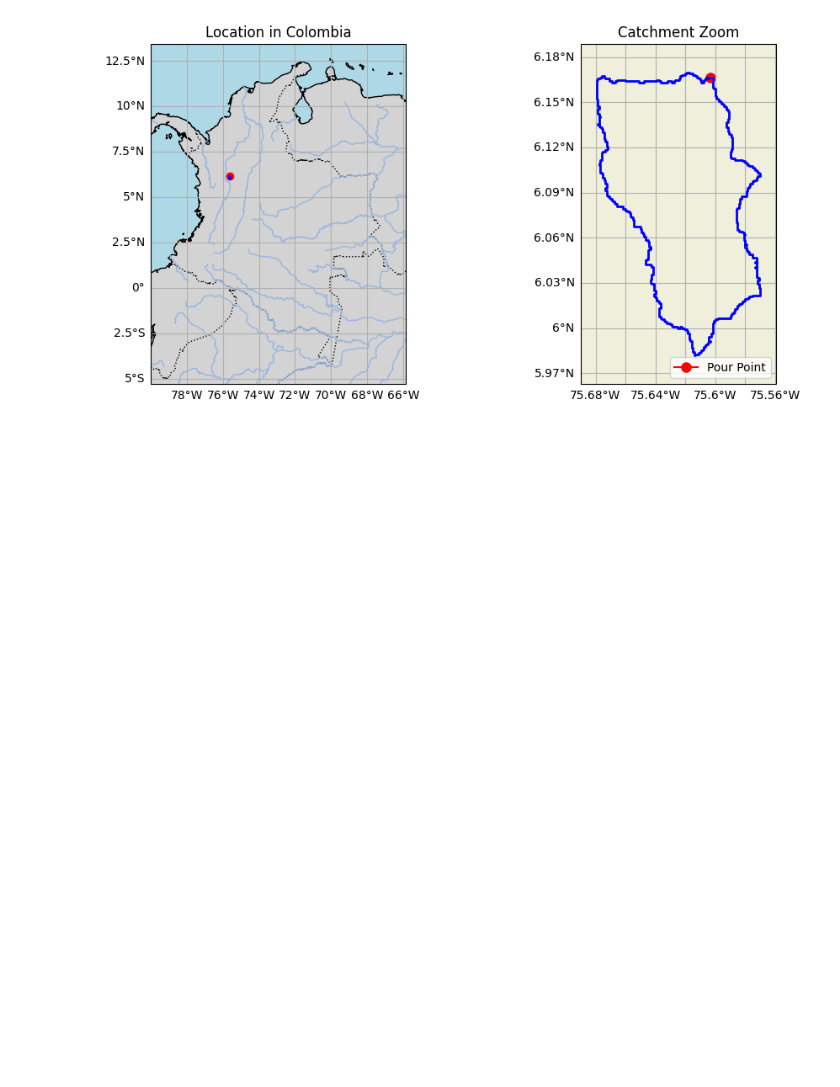
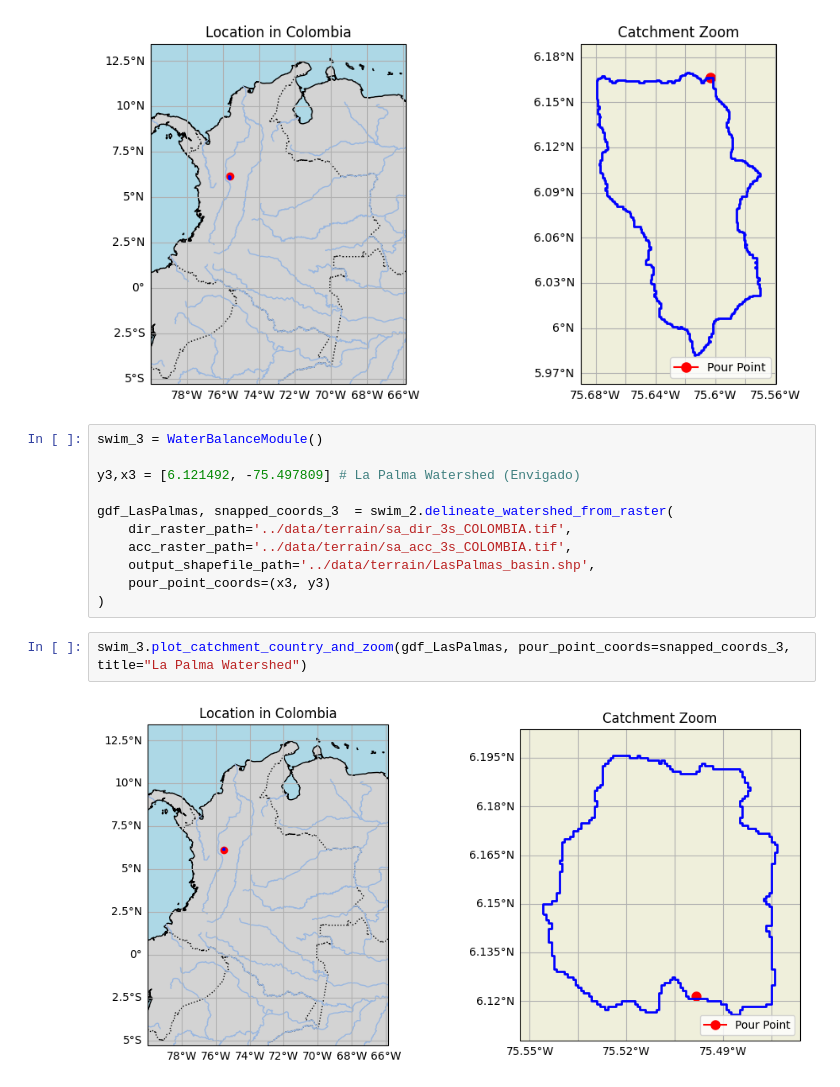
Before and after one commit to IHCantabria/SWIM_WaterBalanceModule, a Jupyter notebook: notebooks/Extract_Basins.ipynb, the cells around one changed output. Saved outputs shown, nothing was run; the diff lists cells and outputs as text; blank space fills up the shorter version.

```diff
--- a/notebooks/Extract_Basins.ipynb
+++ b/notebooks/Extract_Basins.ipynb
@@ -52,3 +52,18 @@ gdf_Medellin, snapped_coords_2  = swim_2.delineate_watershed_from_raster(
 swim_2.plot_catchment_country_and_zoom(gdf_Medellin, pour_point_coords=snapped_coords_2, title="Medellín Watershed")
 # %% [output]
 [figure]
+# %%
+swim_3 = WaterBalanceModule()
+
+y3,x3 = [6.121492, -75.497809] # La Palma Watershed (Envigado)
+
+gdf_LasPalmas, snapped_coords_3  = swim_2.delineate_watershed_from_raster(
+    dir_raster_path='../data/terrain/sa_dir_3s_COLOMBIA.tif',
+    acc_raster_path='../data/terrain/sa_acc_3s_COLOMBIA.tif',
+    output_shapefile_path='../data/terrain/LasPalmas_basin.shp',
+    pour_point_coords=(x3, y3)
+)
+# %%
+swim_3.plot_catchment_country_and_zoom(gdf_LasPalmas, pour_point_coords=snapped_coords_3, title="La Palma Watershed")
+# %% [output]
+[figure, added]
```
Also changed, not shown: parts of 1 cell of this notebook, 1 other file.
